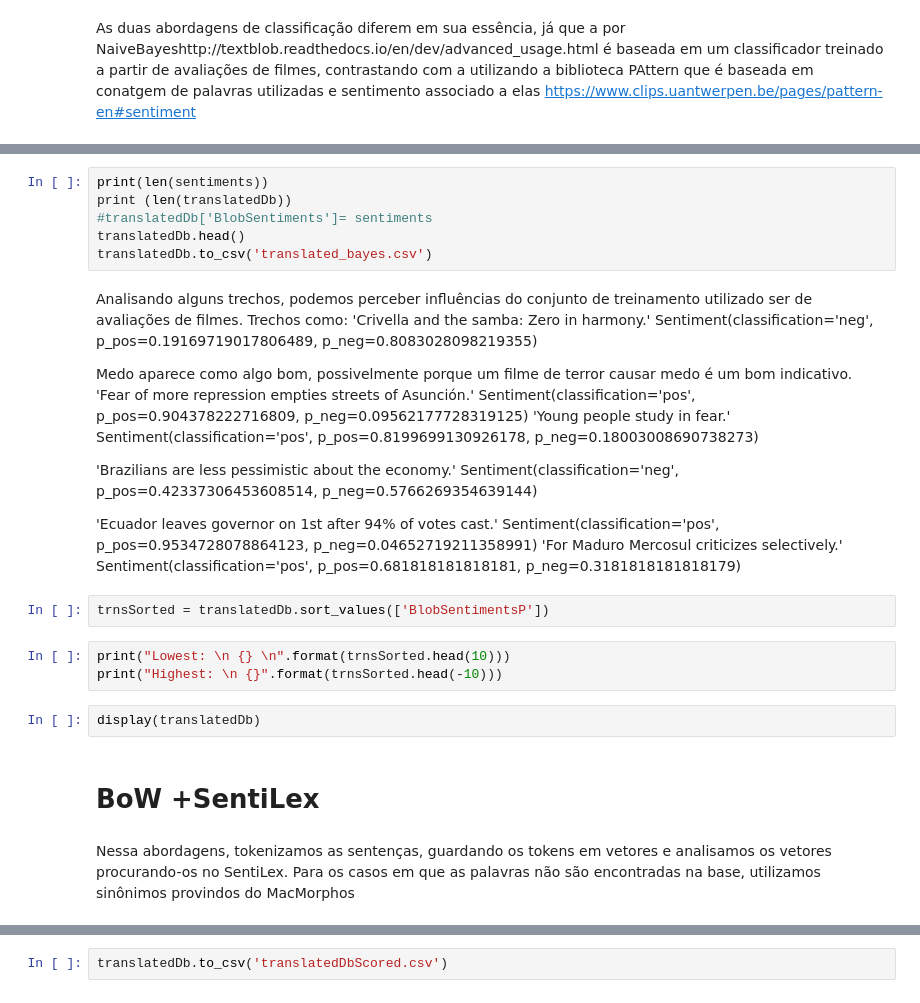
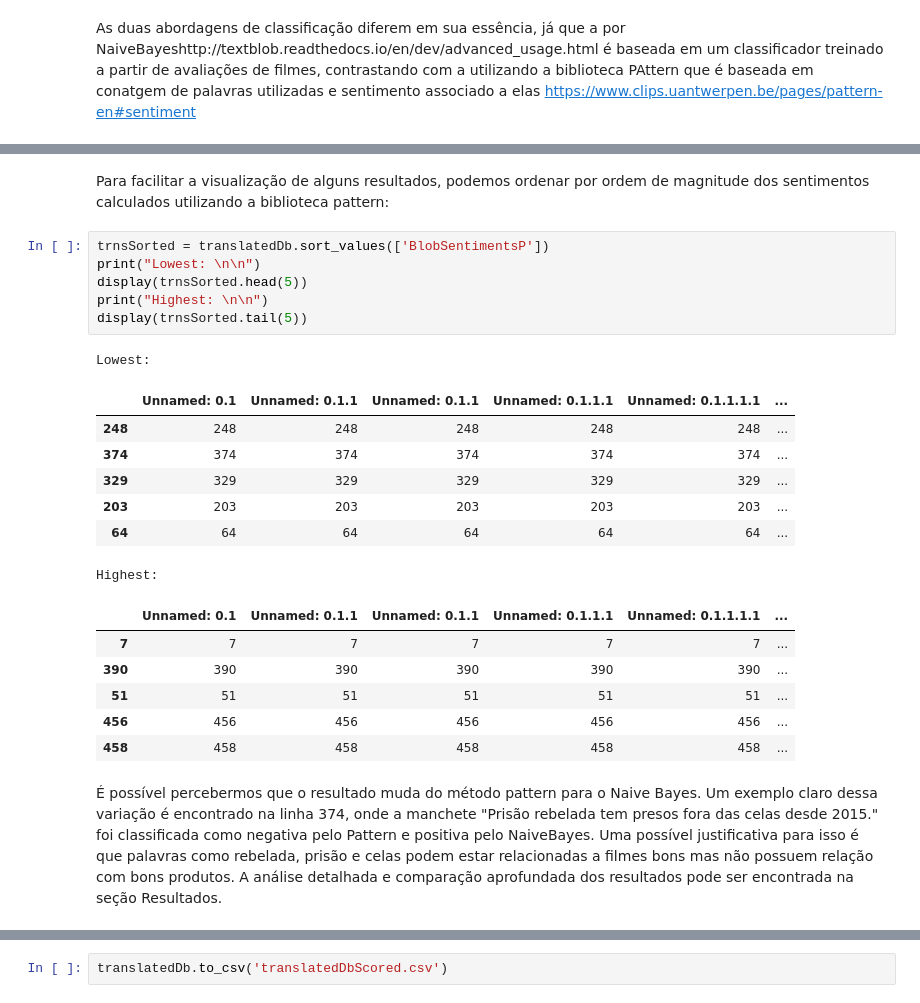
Before and after one commit to fireis/feel-br-headlines, a Jupyter notebook: T2.ipynb, the cells around one changed output, grey strips where cells are left out. Drawn from its saved outputs; the diff is of its cells as text.

```diff
--- a/T2.ipynb
+++ b/T2.ipynb
@@ -131,36 +133,26 @@ Sentiment(classification='pos', p_pos=0.5, p_neg=0.5)
-# %%
-print(len(sentiments))
-print (len(translatedDb))
-#translatedDb['BlobSentiments']= sentiments
-translatedDb.head()
-translatedDb.to_csv('translated_bayes.csv')
-# %% [markdown]
-Analisando alguns trechos, podemos perceber influências do conjunto de treinamento utilizado ser de avaliações de filmes. Trechos como:
-'Crivella and the samba: Zero in harmony.'
-Sentiment(classification='neg', p_pos=0.19169719017806489, p_neg=0.8083028098219355)
-
-Medo aparece como algo bom, possivelmente porque um filme de terror causar medo é um bom indicativo.
-'Fear of more repression empties streets of Asunción.'
-Sentiment(classification='pos', p_pos=0.904378222716809, p_neg=0.09562177728319125)
-'Young people study in fear.'
-Sentiment(classification='pos', p_pos=0.8199699130926178, p_neg=0.18003008690738273)
-
-'Brazilians are less pessimistic about the economy.'
-Sentiment(classification='neg', p_pos=0.42337306453608514, p_neg=0.5766269354639144)
-
-
-'Ecuador leaves governor on 1st after 94% of votes cast.'
-Sentiment(classification='pos', p_pos=0.9534728078864123, p_neg=0.04652719211358991)
-'For Maduro Mercosul criticizes selectively.'
-Sentiment(classification='pos', p_pos=0.681818181818181, p_neg=0.3181818181818179)
-# %%
-trnsSorted = translatedDb.sort_values(['BlobSentimentsP'])
+# %% [markdown]
+Para facilitar a visualização de alguns resultados, podemos ordenar por ordem de magnitude dos sentimentos calculados utilizando a biblioteca pattern:
 # %%
-print("Lowest: \n {} \n".format(trnsSorted.head(10)))
-print("Highest: \n {}".format(trnsSorted.head(-10)))
+trnsSorted = translatedDb.sort_values(['BlobSentimentsP'])
+print("Lowest: \n\n")
+display(trnsSorted.head(5))
+print("Highest: \n\n")
+display(trnsSorted.tail(5))
+# %% [output]
+Lowest:
+|  | Unnamed: 0.1 | Unnamed: 0.1.1 | Unnamed: 0.1.1 | Unnamed: 0.1.1.1 | Unnamed: 0.1.1.1.1 | ... |
+| 248 | 248 | 248 | 248 | 248 | 248 | ... |
+| 374 | 374 | 374 | 374 | 374 | 374 | ... |
+| 329 | 329 | 329 | 329 | 329 | 329 | ... |
+| 203 | 203 | 203 | 203 | 203 | 203 | ... |
+| 64 | 64 | 64 | 64 | 64 | 64 | ... |
+Highest:
+|  | Unnamed: 0.1 | Unnamed: 0.1.1 | Unnamed: 0.1.1 | Unnamed: 0.1.1.1 | Unnamed: 0.1.1.1.1 | ... |
+| 7 | 7 | 7 | 7 | 7 | 7 | ... |
+| 390 | 390 | 390 | 390 | 390 | 390 | ... |
+| 51 | 51 | 51 | 51 | 51 | 51 | ... |
+| 456 | 456 | 456 | 456 | 456 | 456 | ... |
+| 458 | 458 | 458 | 458 | 458 | 458 | ... |
-# %%
-display(translatedDb)
-# %% [markdown]
-# BoW +SentiLex
-# %% [markdown]
-Nessa abordagens, tokenizamos as sentenças, guardando os tokens em vetores e analisamos os vetores procurando-os no SentiLex. Para os casos em que as palavras não são encontradas na base, utilizamos sinônimos provindos do MacMorphos
+# %% [markdown]
+É possível percebermos que o resultado muda do método pattern para o Naive Bayes. Um exemplo claro dessa variação é encontrado na linha 374, onde a manchete "Prisão rebelada tem presos fora das celas desde 2015." foi classificada como negativa pelo Pattern e positiva pelo NaiveBayes. Uma possível justificativa para isso é que palavras como rebelada, prisão e celas podem estar relacionadas a filmes bons mas não possuem relação com bons produtos.
+A análise detalhada e comparação aprofundada dos resultados pode ser encontrada na seção Resultados.
```
Also changed, not shown: parts of 135 cells of this notebook.
